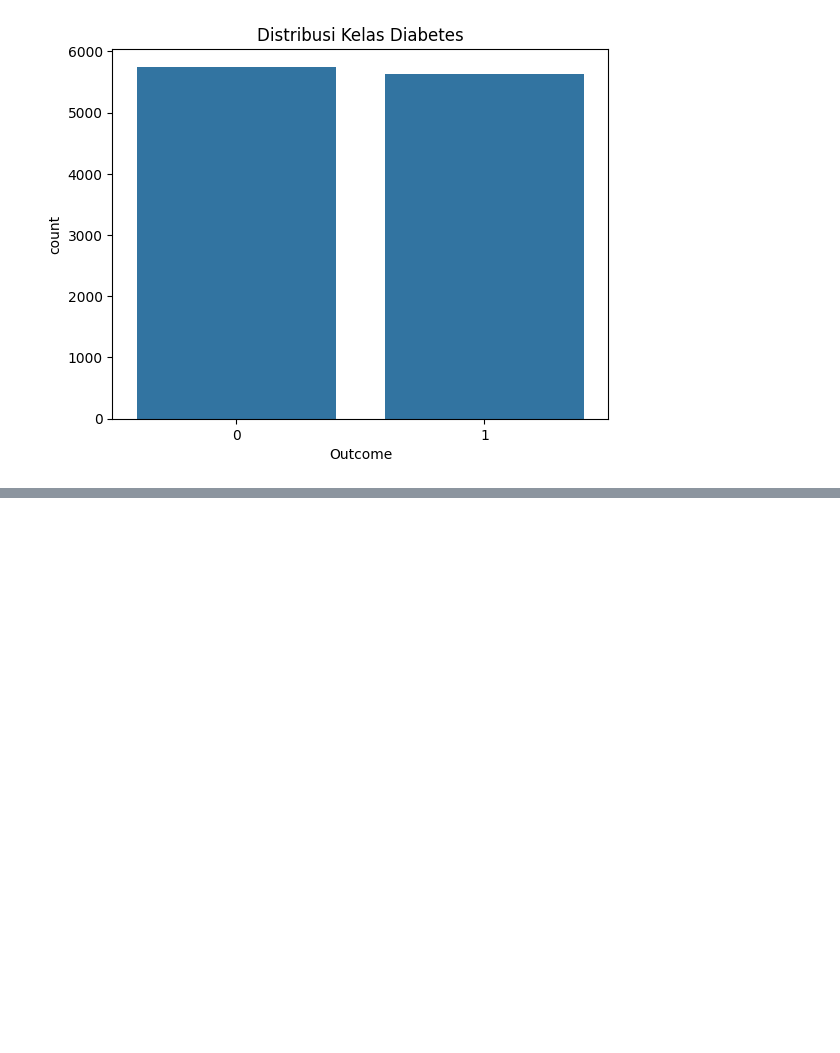
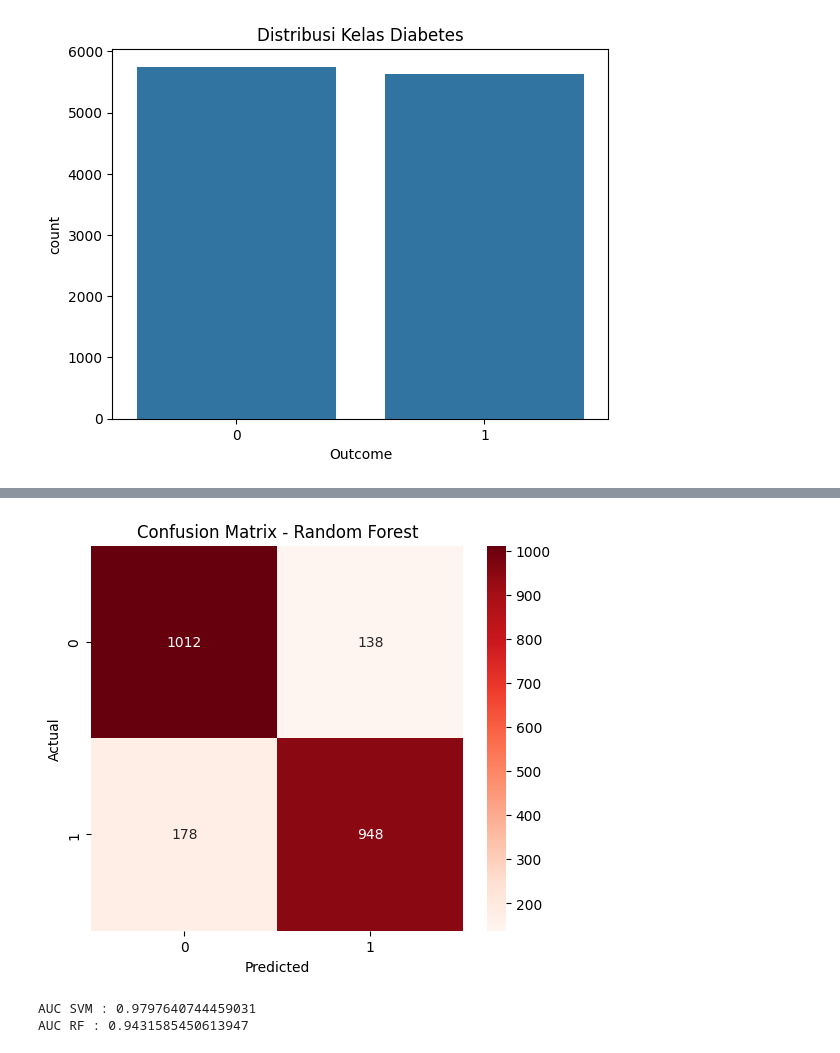
Before and after one commit to RazcelFernandes/SKRIPSI-S1, a Jupyter notebook: Klasifikasi.ipynb, the cells around one changed output, grey strips where cells are left out. Cells and saved outputs as stored; diff of their text form; code cells hidden in the pictures; blank space fills up the shorter version.

```diff
--- a/Klasifikasi.ipynb
+++ b/Klasifikasi.ipynb
@@ -190,6 +182,9 @@ y_pred_svm = svm_model.predict(X_test_scaled)
 # %%
 rf_model = RandomForestClassifier(
-    n_estimators=100,
+    n_estimators=50,
     max_depth=5,
     random_state=42
 )
+
+rf_model.fit(X_train, y_train)
+y_pred_rf = rf_model.predict(X_test)
@@ -262 +260,15 @@ rf_probs = rf_model.predict_proba(X_test)[:,1]
+# %%
+plt.figure(figsize=(6,5))
+sns.heatmap(cm_rf,
+            annot=True,
+            fmt='d',
+            cmap='Reds')
+
+plt.title('Confusion Matrix - Random Forest')
+plt.xlabel('Predicted')
+plt.ylabel('Actual')
+
+plt.show()
+# %% [output]
+[figure, added]
 # %%
@@ -265,6 +281,12 @@ fpr_rf, tpr_rf, _ = roc_curve(y_test, rf_probs)
 # %%
 auc_svm = roc_auc_score(y_test, svm_probs)
 auc_rf = roc_auc_score(y_test, rf_probs)
+
+print("AUC SVM :", auc_svm)
+print("AUC RF :", auc_rf)
+# %% [output]
+AUC SVM : 0.9797640744459031
+AUC RF : 0.9431585450613947
 # %%
 plt.figure(figsize=(8,6))
 plt.plot(fpr_svm, tpr_svm, label=f'SVM AUC = {auc_svm:.2f}')
```
Also changed, not shown: parts of 36 cells of this notebook, 14 other files.
